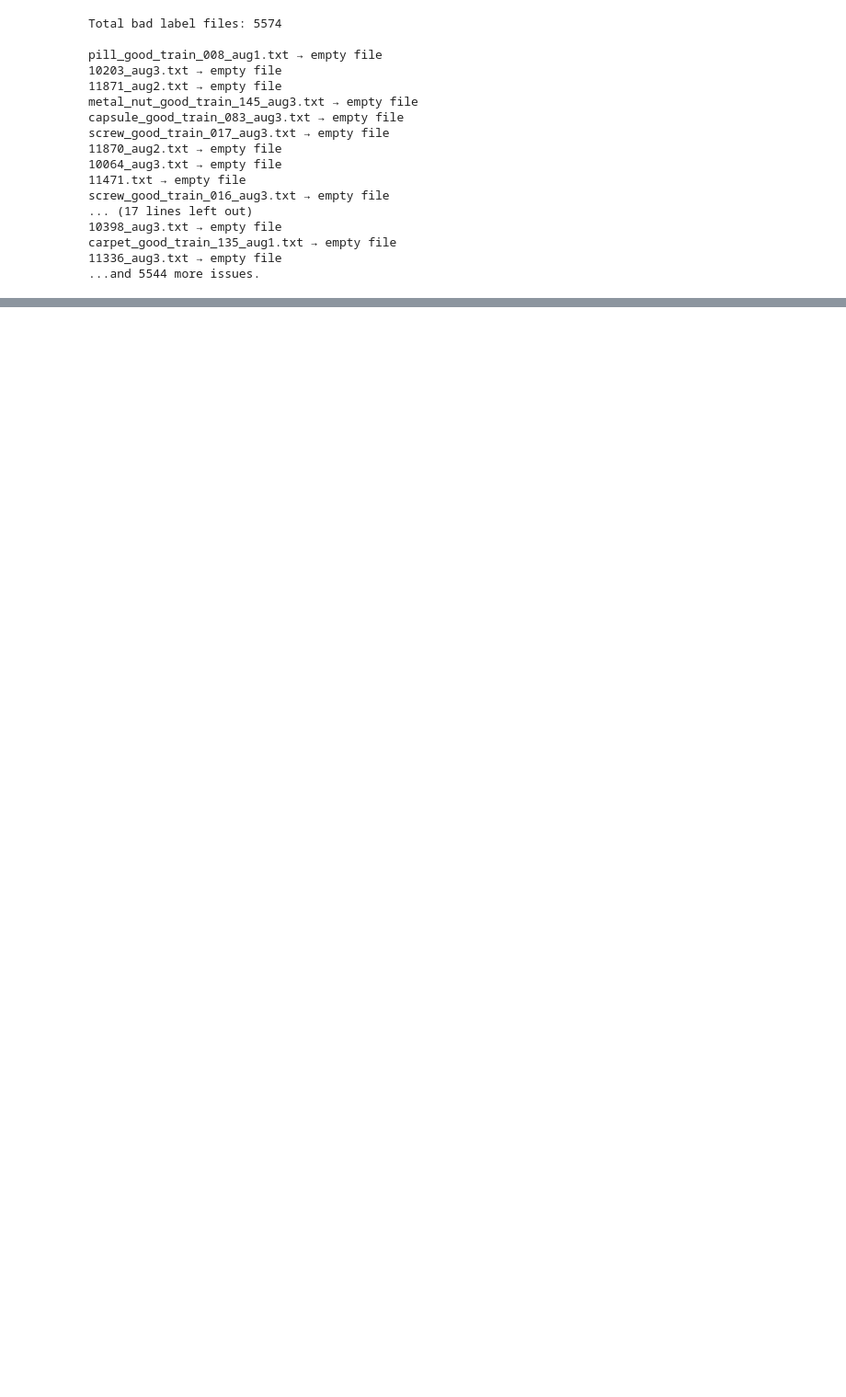
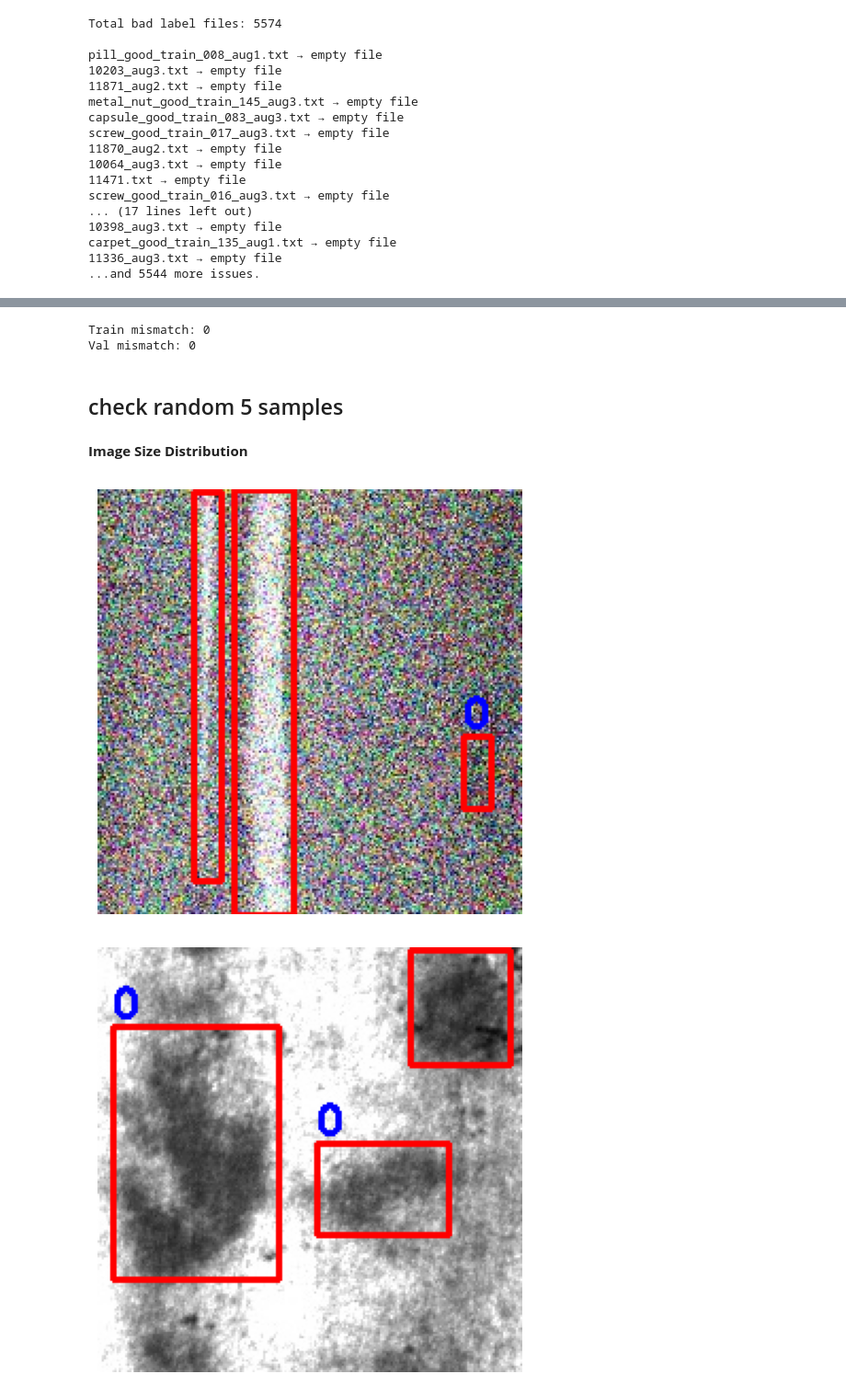
Before and after one commit to Ajay-Kumar-Prasad/Smart-Quality-Inspection-System, a Jupyter notebook: notebooks/sanity_check.ipynb, the cells around one changed output, grey strips where cells are left out. Shown at 92% size. Cells and saved outputs as stored; diff of their text form; code cells hidden in the pictures; blank space fills up the shorter version.

Commit message:
Added Sanity Checks

```diff
--- a/notebooks/sanity_check.ipynb
+++ b/notebooks/sanity_check.ipynb
@@ -1089,0 +1128,54 @@ carpet_good_train_135_aug1.txt → empty file
+# %%
+## check mismatches
+train_mismatch = len(os.listdir(IMG_TRAIN)) - len(os.listdir(LBL_TRAIN))
+val_mismatch   = len(os.listdir(IMG_VAL)) - len(os.listdir(LBL_VAL))
+
+print("Train mismatch:", train_mismatch)
+print("Val mismatch:", val_mismatch)
+# %% [output]
+Train mismatch: 0
+Val mismatch: 0
+# %% [markdown]
+## check random 5 samples
+# %%
+def plot_img_with_yolo_labels(img_path, lbl_path):
+    img = cv2.imread(img_path)
+    img = cv2.cvtColor(img, cv2.COLOR_BGR2RGB)
+    h, w, _ = img.shape
+
+    if os.path.exists(lbl_path):
+        with open(lbl_path, "r") as f:
+            labels = f.readlines()
+
+        for line in labels:
+            cls, xc, yc, bw, bh = map(float, line.strip().split())
+            x1 = int((xc - bw/2) * w)
+            y1 = int((yc - bh/2) * h)
+            x2 = int((xc + bw/2) * w)
+            y2 = int((yc + bh/2) * h)
+
+            cv2.rectangle(img, (x1,y1), (x2,y2), (255,0,0), 2)
+            cv2.putText(img, str(int(cls)), (x1, y1 - 5),
+                        cv2.FONT_HERSHEY_SIMPLEX, 0.6, (0,0,255), 2)
+
+    plt.figure(figsize=(6,6))
+    plt.imshow(img)
+    plt.axis("off")
+    plt.show()
+# %% [markdown]
+**Image Size Distribution**
+# %%
+all_images = glob(f"{IMG_TRAIN}/*.jpg") + glob(f"{IMG_VAL}/*.jpg")
+
+sample_imgs = np.random.choice(all_images, 5)
+
+for img in sample_imgs:
+    if "/train/" in img:
+        lbl = img.replace("/images/train/", "/labels/train/").replace(".jpg", ".txt")
+    else:
+        lbl = img.replace("/images/val/", "/labels/val/").replace(".jpg", ".txt")
+
+    plot_img_with_yolo_labels(img, lbl)
+# %% [output]
+[figure, added]
+[figure, added]
```
Also changed, not shown: parts of 19 cells of this notebook.
